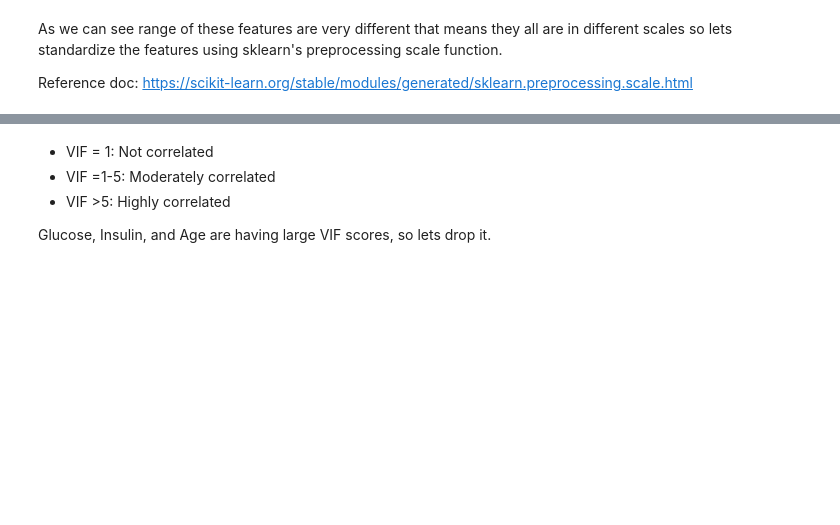
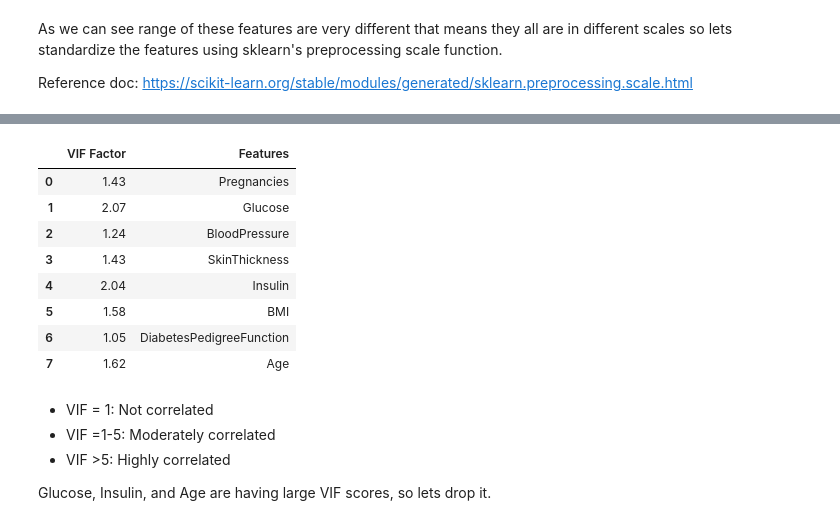
Before and after one commit to sureshmecad/CloudyML-AI-FOR-ALL, a Jupyter notebook: 8_Feature_Selection_CloudyML.ipynb, the cells around one changed output, grey strips where cells are left out. Saved outputs shown, nothing was run; the diff lists cells and outputs as text; code cells hidden in the pictures; blank space fills up the shorter version.

```diff
--- a/8_Feature_Selection_CloudyML.ipynb
+++ b/8_Feature_Selection_CloudyML.ipynb
@@ -878,21 +930,35 @@ from sklearn import preprocessing
 # %%
 # assign features to X and target to Y
+X = dia_df.drop('Outcome', axis = 1)
 
-
+y = dia_df["Outcome"]
 
 # split the data to test and train with test_size=0.2
+X_train, X_test, y_train, y_test = train_test_split(X,y,test_size=0.2,random_state=0)
 # %%
 #assign an empty dataframe to variable vif
-vif=#
+vif= pd.DataFrame()
 
 # make a new column 'VIF Factor' in vif dataframe and calculate the variance_inflation_factor for each X
-vif['VIF Factor']=#
+vif['VIF Factor']= [variance_inflation_factor(X.values, i)
+                          for i in range(len(X.columns))]
 # %%
 # define vif['Features'] with columns names in X
 
-vif['Features']=
+vif['Features']= X.columns
 # %%
 #  round off all the decimal values in the dataframe to 2 decimal places for VIF dataframe and print it.
+round(vif, 2)
+# %% [output]
+|  | VIF Factor | Features |
+| 0 | 1.43 | Pregnancies |
+| 1 | 2.07 | Glucose |
+| 2 | 1.24 | BloodPressure |
+| 3 | 1.43 | SkinThickness |
+| 4 | 2.04 | Insulin |
+| 5 | 1.58 | BMI |
+| 6 | 1.05 | DiabetesPedigreeFunction |
+| 7 | 1.62 | Age |
 # %% [markdown]
 * VIF = 1: Not correlated
 * VIF =1-5: Moderately correlated
```
Also changed, not shown: parts of 16 cells of this notebook.
